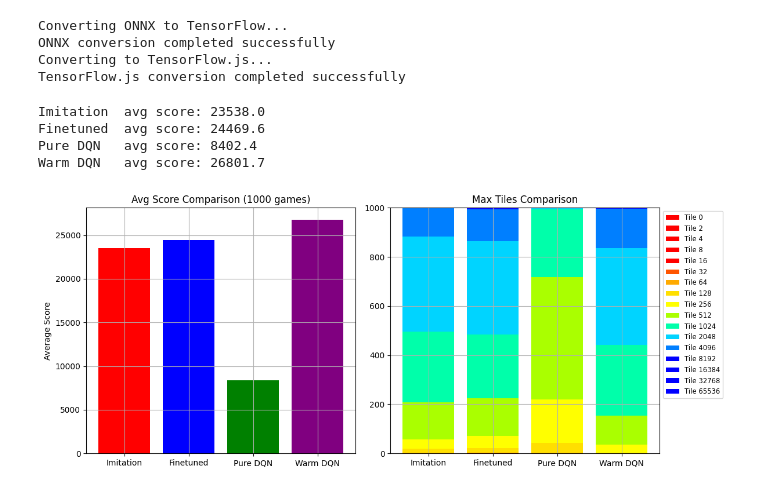
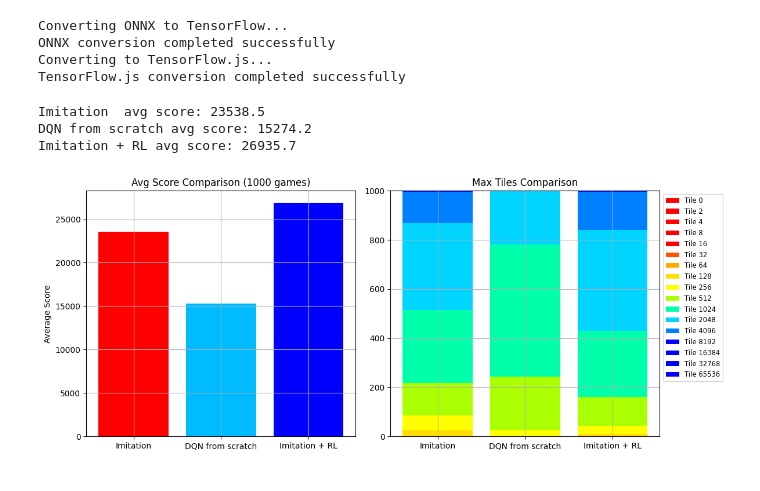
Before and after one commit to angelazqian/2048-AI, a Jupyter notebook: model/DQN.ipynb, the cells around one changed output. Cells and saved outputs as stored; diff of their text form; code cells hidden in the pictures.

Commit message:
reran cold start, predetermined seeds for final evals for reproducibility

```diff
--- a/model/DQN.ipynb
+++ b/model/DQN.ipynb
@@ -130,13 +130,14 @@ def move_batch(boards, direction):
         raise ValueError("Invalid direction")
     return np.ascontiguousarray(nb), rw
 
-def add_tile_batch(boards, mask):
+def add_tile_batch(boards, mask, rngs=None):
     for i in np.where(mask)[0]:
+        rng = random if rngs is None else rngs[i]
         empty = np.argwhere(boards[i] == 0)
         if len(empty) == 0:
             continue
-        y, x = empty[random.randrange(len(empty))]
-        boards[i, y, x] = 1 if random.random() < 0.9 else 2
+        y, x = empty[rng.randrange(len(empty))]
+        boards[i, y, x] = 1 if rng.random() < 0.9 else 2
     return boards
 
 def valid_moves_batch(boards):
@@ -147,22 +148,24 @@ def valid_moves_batch(boards):
     return valid
 
 class VecGame2048:
-    def __init__(self, num_envs):
+    def __init__(self, num_envs, seed=None):
         self.num_envs = num_envs
         self.boards = None
+        self.rngs = None if seed is None else [random.Random(seed + i) for i in range(num_envs)]
 
     def reset(self):
         self.boards = np.zeros((self.num_envs, 4, 4), dtype=np.int64)
-        self.boards = add_tile_batch(self.boards, np.ones(self.num_envs, dtype=bool))
-        self.boards = add_tile_batch(self.boards, np.ones(self.num_envs, dtype=bool))
+        self.boards = add_tile_batch(self.boards, np.ones(self.num_envs, dtype=bool), self.rngs)
+        self.boards = add_tile_batch(self.boards, np.ones(self.num_envs, dtype=bool), self.rngs)
         return self.get_obs()
 
     def reset_done(self, done):
         idx = np.where(done)[0]
         for i in idx:
+            rng = None if self.rngs is None else [self.rngs[i]]
             b = np.zeros((1, 4, 4), dtype=np.int64)
-            b = add_tile_batch(b, np.ones(1, dtype=bool))
-            b = add_tile_batch(b, np.ones(1, dtype=bool))
+            b = add_tile_batch(b, np.ones(1, dtype=bool), rng)
+            b = add_tile_batch(b, np.ones(1, dtype=bool), rng)
             self.boards[i] = b[0]
         return self.get_obs()
 
@@ -182,7 +185,7 @@ class VecGame2048:
         changed = np.any(self.boards != old, axis=(1, 2))
         # rewards = np.log1p(rewards)
         # rewards[~changed] = -1.0
-        self.boards = add_tile_batch(self.boards, changed)
+        self.boards = add_tile_batch(self.boards, changed, self.rngs)
         done = ~np.any(valid_moves_batch(self.boards), axis=1)
         return self.get_obs(), rewards, done
 
@@ -220,9 +223,8 @@ class DQN(nn.Module):
         x = torch.relu(self.fc1(x))
         return self.fc2(x)
 
-WARM_START = True
+WARM_START = False
 MODEL_PREFIX = "2048_warm_dqn" if WARM_START else "2048_dqn"
-# 500-game evals (same harness): imitation 22.4k, finetuned 23.3k, round-1 warm DQN 23.9k
 IMITATION_PATH = "saved_models/finetuned.pth"
 
 policy_net = DQN().to(device)
@@ -262,8 +264,6 @@ PER_EPS = 1e-3              # floor so no transition ends up with zero sampling
 DEMO_PRIORITY_BONUS = 0.1   # extra priority for demo transitions (DQfD's eps_d), in scaled-reward units
 
 def make_buffer(size):
-    # no constructor batch_size: every .sample(n) passes its own size (mixed demo/online splits),
-    # and setting both triggers torchrl's "conflicting batch_sizes" warning on every call
     storage = LazyMemmapStorage(max_size=size)
     if USE_PER:
         return TensorDictPrioritizedReplayBuffer(
@@ -275,7 +275,6 @@ def make_buffer(size):
 buffer_size = 2_000_000
 replay_buffer = make_buffer(buffer_size)
 
-# Separate demo buffer for warm-start mixed sampling
 demo_buffer_size = 2_000_000
 demo_buffer = make_buffer(demo_buffer_size)
 
@@ -288,7 +287,7 @@ if LOAD_LOGGED_GAMES and os.path.exists(LOGGED_DATA_DIR):
     logged_transitions = 0
     dropped_invalid = 0
     target_buffer = demo_buffer if WARM_START else replay_buffer
-    for subdir in sorted(os.listdir(LOGGED_DATA_DIR)):
+    for subdir in sorted(os.listdir(LOGGED_DATA_DIR), reverse=True):
         subdir_path = os.path.join(LOGGED_DATA_DIR, subdir)
         if not os.path.isdir(subdir_path):
             continue
@@ -304,7 +303,6 @@ if LOAD_LOGGED_GAMES and os.path.exists(LOGGED_DATA_DIR):
                         lines.append(data)
             if len(lines) < 2:
                 continue
-            # build transitions from consecutive states (one game per file)
             states = np.stack([state_to_obs(l['state']) for l in lines])            # (T,1,4,4)
             actions = np.array([l['action'] for l in lines], dtype=np.int64)
             scores = np.array([l.get('score', 0) for l in lines], dtype=np.float32)
@@ -315,7 +313,6 @@ if LOAD_LOGGED_GAMES and os.path.exists(LOGGED_DATA_DIR):
 
             keep = np.ones(n, dtype=bool)
             if DROP_INVALID_DEMO_MOVES:
-                # obs is column-major (see get_obs), so the env-frame board is the transpose
                 boards = np.ascontiguousarray(states[:-1, 0].transpose(0, 2, 1)).astype(np.int64)
                 keep = valid_moves_batch(boards)[np.arange(n), actions[:-1]]
                 dropped_invalid += int((~keep).sum())
@@ -804,52 +782,51 @@ ONNX conversion completed successfully
 Converting to TensorFlow.js...
 TensorFlow.js conversion completed successfully
 # %%
-# Compare all models on the same eval harness (greedy, invalid moves masked)
+device = torch.device("cpu")
 compare_models = {
     "Imitation": "saved_models/imitation.pth",
     "DQN from scratch": "saved_models/2048_dqn_best.pth",
     "Imitation + RL": "saved_models/2048_warm_dqn_best.pth",
 }
 compare_games = 1000
+EVAL_SEED = 2048
 
 compare_scores = []
 compare_dists = []
 for name, path in compare_models.items():
     net = DQN().to(device)
     net.load_state_dict(torch.load(path, map_location=device))
-    random.seed(2048); np.random.seed(2048)
-    avg, dist = run_eval(net, num_games=compare_games)
+    avg, dist = run_eval(net, num_games=compare_games, seed=EVAL_SEED)
     compare_scores.append(avg)
     compare_dists.append(dist)
     print(f"{name:10s} avg score: {avg:.1f}")
 
 names = list(compare_models.keys())
 x = np.arange(len(names))
 fig, (ax1, ax2) = plt.subplots(1, 2, figsize=(12, 5))
 
-ax1.bar(names, compare_scores, color=["red", "cyan", "blue"])
+ax1.bar(names, compare_scores, color=["red", "#00bbff", "blue"])
 ax1.set_ylabel("Average Score")
 ax1.set_title(f"Avg Score Comparison ({compare_games} games)")
 ax1.grid(True)
 
 dist_arr = np.stack(compare_dists, axis=1)   # (17 tiles, n_models)
 bottom = np.zeros(len(names))
 for i in range(17):
     label = "Tile 0" if i == 0 else f"Tile {2**i}"
     ax2.bar(x, dist_arr[i], bottom=bottom, label=label, color=tile_colors[i])
     bottom += dist_arr[i]
 ax2.set_xticks(x)
 ax2.set_xticklabels(names)
 ax2.set_title("Max Tiles Comparison")
 ax2.legend(bbox_to_anchor=(1, 1), loc="upper left", fontsize="small")
 ax2.grid(True)
 ax2.set_ylim(0, compare_games)
 
 plt.tight_layout()
 plt.show()
 # %% [output]
-Imitation  avg score: 23538.0
-Finetuned  avg score: 24469.6
-Pure DQN   avg score: 8402.4
-Warm DQN   avg score: 26801.7
+Imitation  avg score: 23538.5
+DQN from scratch avg score: 15274.2
+Imitation + RL avg score: 26935.7
-[figure, old version]
+[figure, new version]
```
Also changed, not shown: parts of 7 cells of this notebook, 7 other files.
